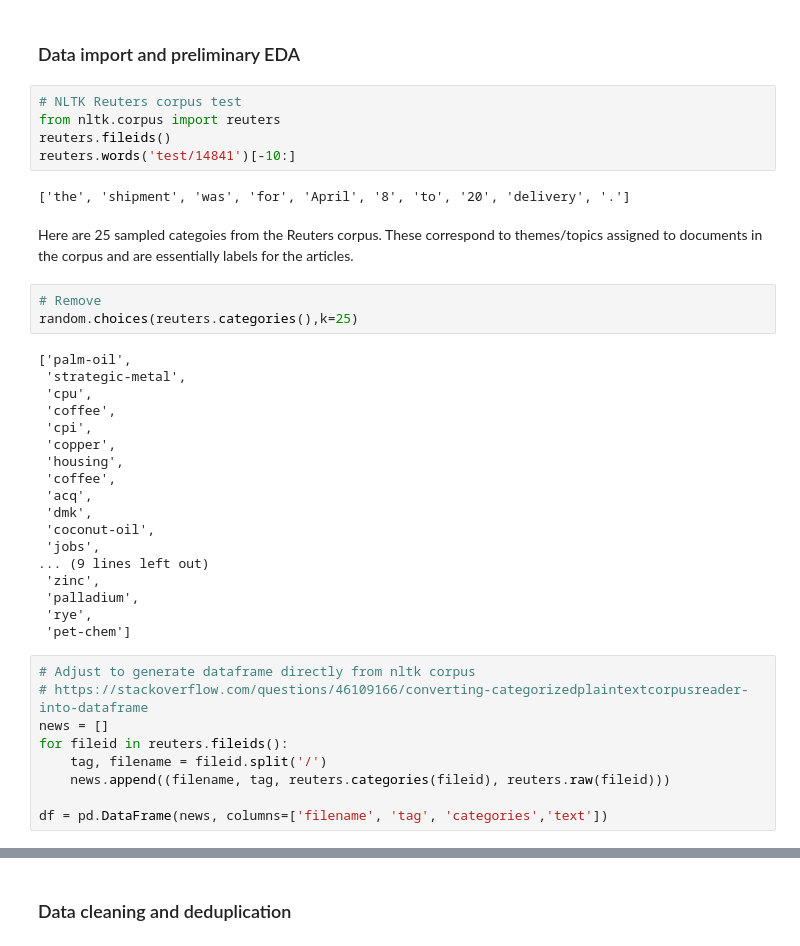
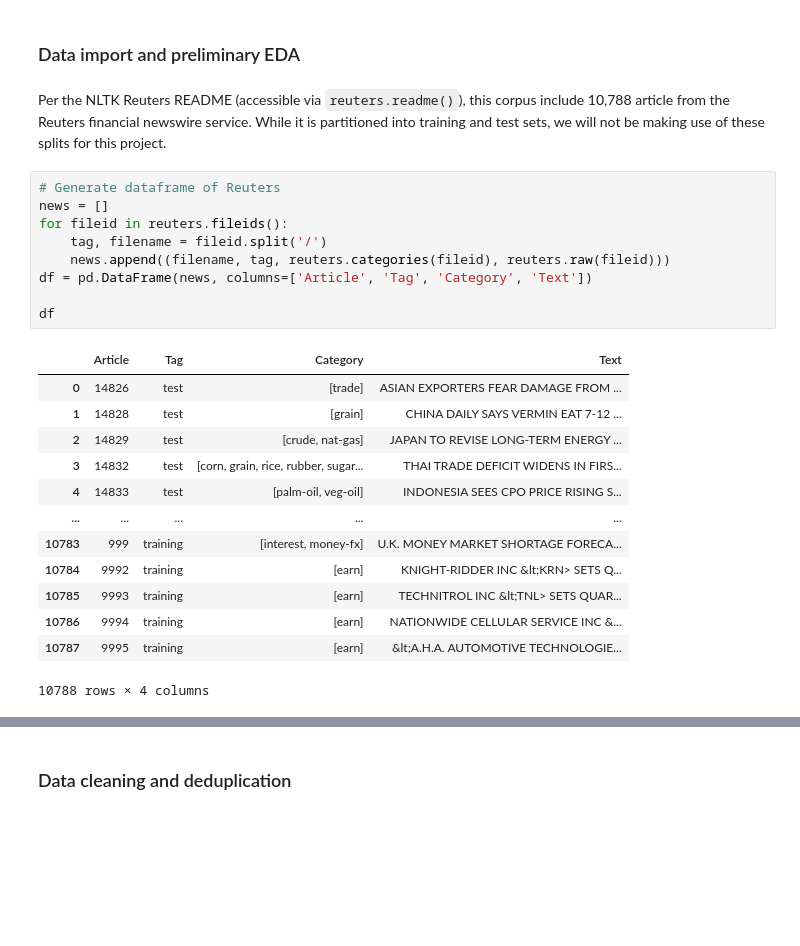
Before and after one commit to JeremyOBrien16/CUNY_DATA_620, a Jupyter notebook: ProjectFinal/data620project_final.ipynb, the cells around one changed output, grey strips where cells are left out. Saved outputs shown, nothing was run; the diff lists cells and outputs as text; blank space fills up the shorter version.

```diff
--- a/ProjectFinal/data620project_final.ipynb
+++ b/ProjectFinal/data620project_final.ipynb
@@ -54,42 +57,28 @@ import matplotlib.pyplot as plt
 ## Data Import & Processing
 # %% [markdown]
 ### Data import and preliminary EDA
-# %%
-# NLTK Reuters corpus test
-from nltk.corpus import reuters
-reuters.fileids()
-reuters.words('test/14841')[-10:]
-# %% [output]
-['the', 'shipment', 'was', 'for', 'April', '8', 'to', '20', 'delivery', '.']
-# %% [markdown]
-Here are 25 sampled categoies from the Reuters corpus. These correspond to themes/topics assigned to documents in the corpus and are essentially labels for the articles.
-# %%
-# Remove
-random.choices(reuters.categories(),k=25)
-# %% [output]
-['palm-oil',
- 'strategic-metal',
- 'cpu',
- 'coffee',
- 'cpi',
- 'copper',
- 'housing',
- 'coffee',
- 'acq',
- 'dmk',
- 'coconut-oil',
- 'jobs',
-... (9 lines left out)
- 'zinc',
- 'palladium',
- 'rye',
- 'pet-chem']
+# %% [markdown]
+Per the NLTK Reuters README (accessible via `reuters.readme()`), this corpus include 10,788 article from the Reuters financial newswire service.  While it is partitioned into training and test sets, we will not be making use of these splits for this project.
 # %%
-# Adjust to generate dataframe directly from nltk corpus
-# https://stackoverflow.com/questions/46109166/converting-categorizedplaintextcorpusreader-into-dataframe
+# Generate dataframe of Reuters
 news = []
 for fileid in reuters.fileids():
     tag, filename = fileid.split('/')
     news.append((filename, tag, reuters.categories(fileid), reuters.raw(fileid)))
+df = pd.DataFrame(news, columns=['Article', 'Tag', 'Category', 'Text'])
 
-df = pd.DataFrame(news, columns=['filename', 'tag', 'categories','text'])
+df
+# %% [output]
+|  | Article | Tag | Category | Text |
+| 0 | 14826 | test | [trade] | ASIAN EXPORTERS FEAR DAMAGE FROM ... |
+| 1 | 14828 | test | [grain] | CHINA DAILY SAYS VERMIN EAT 7-12 ... |
+| 2 | 14829 | test | [crude, nat-gas] | JAPAN TO REVISE LONG-TERM ENERGY ... |
+| 3 | 14832 | test | [corn, grain, rice, rubber, sugar... | THAI TRADE DEFICIT WIDENS IN FIRS... |
+| 4 | 14833 | test | [palm-oil, veg-oil] | INDONESIA SEES CPO PRICE RISING S... |
+| ... | ... | ... | ... | ... |
+| 10783 | 999 | training | [interest, money-fx] | U.K. MONEY MARKET SHORTAGE FORECA... |
+| 10784 | 9992 | training | [earn] | KNIGHT-RIDDER INC &lt;KRN> SETS Q... |
+| 10785 | 9993 | training | [earn] | TECHNITROL INC &lt;TNL> SETS QUAR... |
+| 10786 | 9994 | training | [earn] | NATIONWIDE CELLULAR SERVICE INC &... |
+| 10787 | 9995 | training | [earn] | &lt;A.H.A. AUTOMOTIVE TECHNOLOGIE... |
+10788 rows × 4 columns
```
Also changed, not shown: parts of 6 cells of this notebook.
